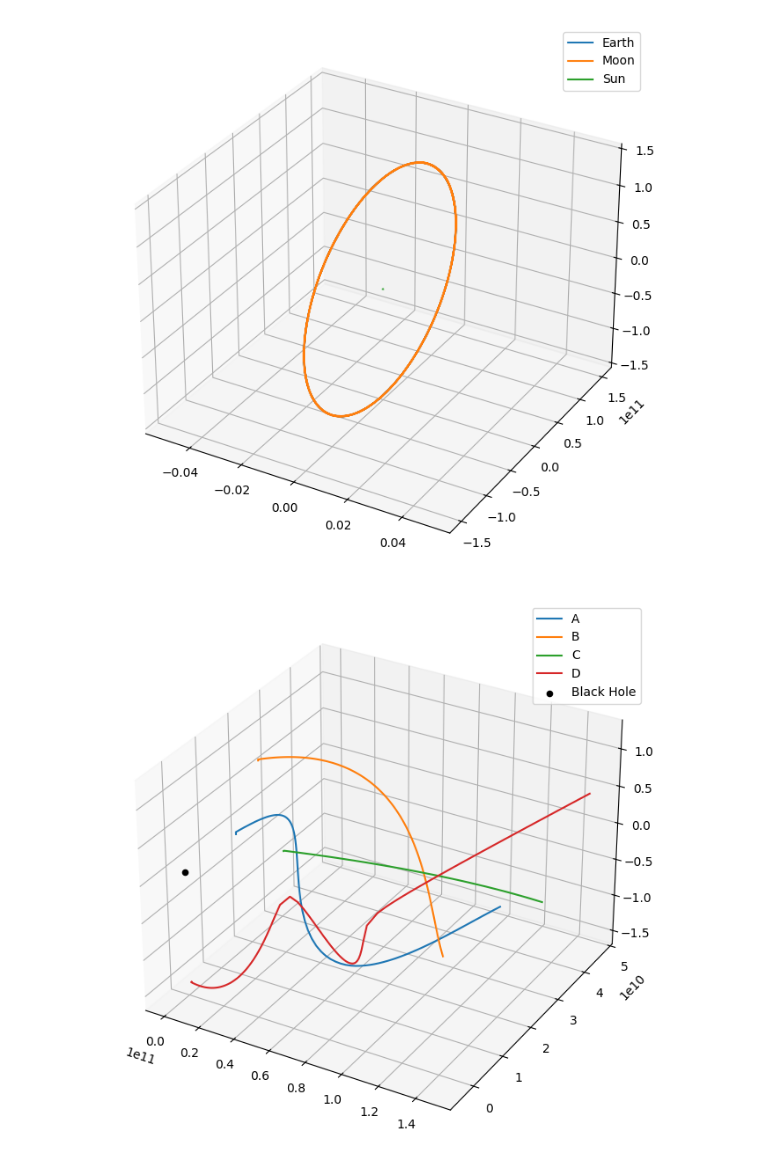
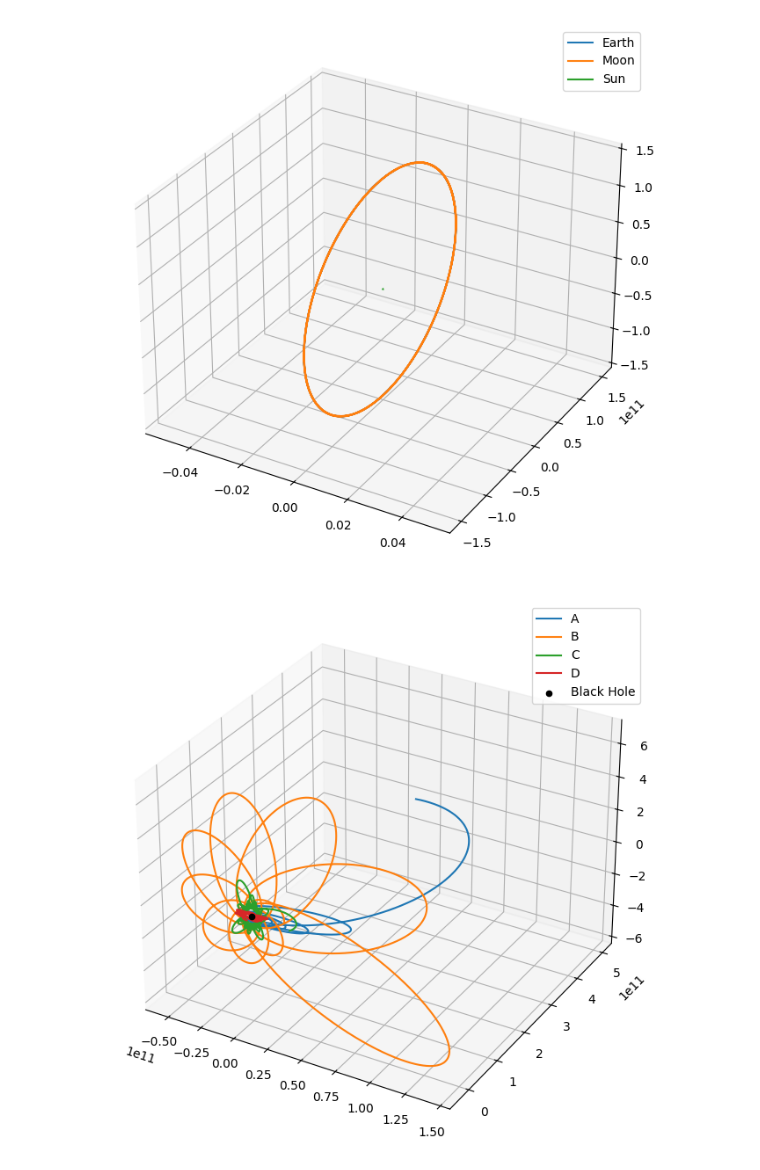
Before and after one commit to Sats2/cosmicBallet, a Jupyter notebook: cosmicBallet/src/three_body_test.ipynb, the cells around one changed output. Saved outputs shown, nothing was run; the diff lists cells and outputs as text; code cells hidden in the pictures.

```diff
--- a/cosmicBallet/src/three_body_test.ipynb
+++ b/cosmicBallet/src/three_body_test.ipynb
@@ -92,27 +92,27 @@ from MassiveObjectSimulator import SchwarzschildSimulator
 import numpy as np
 import matplotlib.pyplot as plt
 
-mass = 1.989e33
+mass = 1.989e30
 radius = 6.9634e8
 distance = 1.496e10
 speed = 2.98e7
-black_hole = BlackHole(name="BH", mass=mass*1e3, init_position=[0,0,0], init_velocity=[0,0,0])
+black_hole = BlackHole(name="BH", mass=mass*1e6, init_position=[0,0,0], init_velocity=[0,0,0])
 star1 = Stars(name="A", mass=mass, init_position=[distance,0,0], init_velocity=[0,2*speed,0], radius=radius, temperature=5300)
 star2 = Stars(name="B", mass=mass, init_position=[1.5*distance,0.5*distance,0], init_velocity=[0,speed,speed], radius=radius, temperature=5300)
 star3 = Stars(name="C", mass=mass, init_position=[2*distance,-0.5*distance,0], init_velocity=[speed,0,0.5*speed], radius=radius, temperature=5300)
 star4 = Stars(name="D", mass=mass, init_position=[0,-distance,0], init_velocity=[-speed,0,0], radius=radius, temperature=5300)
 # %%
-sim = SchwarzschildSimulator(dense_body=black_hole, stars=[star1,star2,star3,star4], time_step=1, simulation_time=100)
+sim = SchwarzschildSimulator(dense_body=black_hole, stars=[star1,star2,star3,star4], time_step=1, simulation_time=1e4)
 sim.solve()
 # %%
 fig = plt.figure(figsize=(10,8))
 ax = fig.add_subplot(111, projection="3d")
 
 for star in sim.stars:
     pos = np.array(star.trajectory)
-    ax.plot(pos[:,0], pos[:,1], pos[:,2], label=star.name)
+    ax.plot(pos[:,1], pos[:,2], pos[:,3], label=star.name)
 ax.scatter(0,0,0, color="black", label="Black Hole")
 plt.legend()
 plt.show()
 # %% [output]
-[figure, old version]
+[figure, new version]
```
Also changed, not shown: 1 other file.
